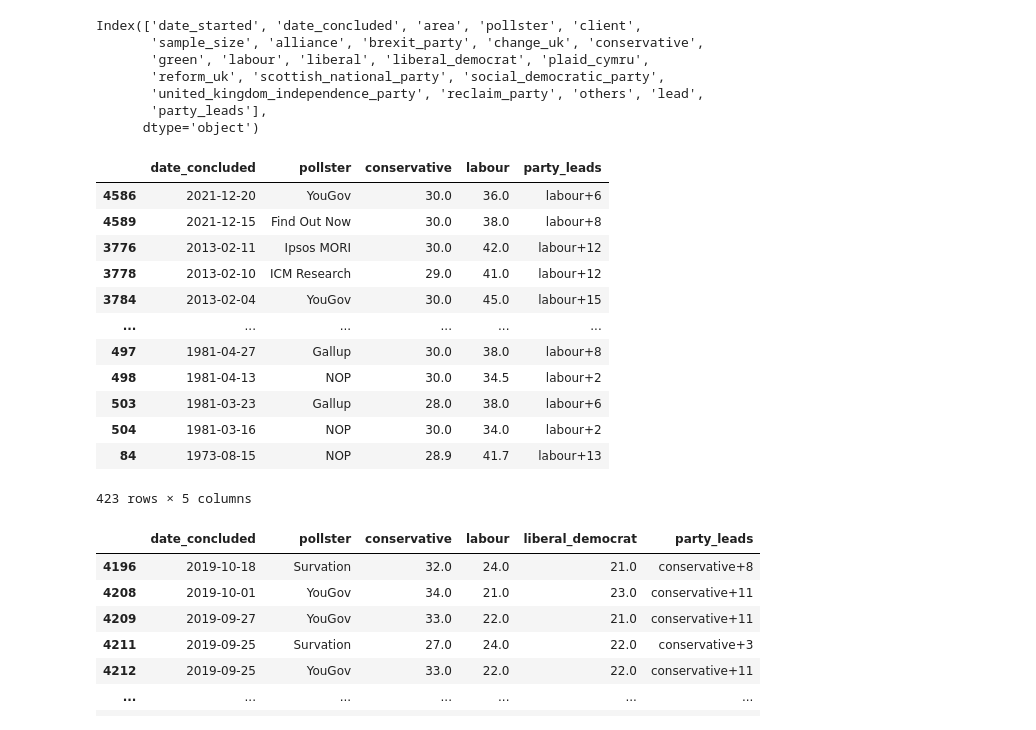
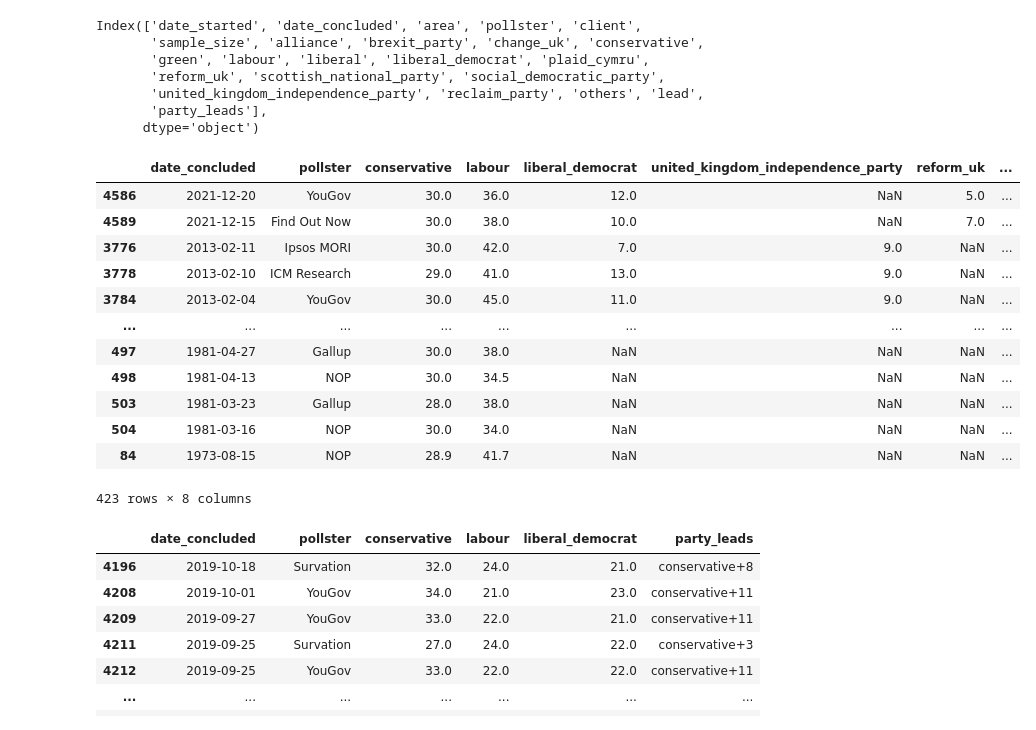
Before and after one commit to AndyLawton/uk_general_election_polls, a Jupyter notebook: result_downloads.ipynb, the cells around one changed output. Drawn from its saved outputs; the diff is of its cells as text; code cells hidden in the pictures.

```diff
--- a/result_downloads.ipynb
+++ b/result_downloads.ipynb
@@ -316,24 +321,24 @@ Index(['date_started', 'date_concluded', 'area', 'pollster', 'client',
 # %%
 all_polls[
     (all_polls.conservative < 31)
     & ((all_polls.brexit_party.fillna(0)+all_polls.united_kingdom_independence_party.fillna(0)) < 10)
 ][
-    ['date_concluded', 'pollster', 'conservative', 'labour', 'party_leads']].sort_values(by='date_concluded',
+    ['date_concluded', 'pollster', 'conservative', 'labour','liberal_democrat','united_kingdom_independence_party','reform_uk', 'party_leads']].sort_values(by='date_concluded',
                                                                                          ascending=False)
 # %% [output]
-|  | date_concluded | pollster | conservative | labour | party_leads |
-| 4586 | 2021-12-20 | YouGov | 30.0 | 36.0 | labour+6 |
-| 4589 | 2021-12-15 | Find Out Now | 30.0 | 38.0 | labour+8 |
-| 3776 | 2013-02-11 | Ipsos MORI | 30.0 | 42.0 | labour+12 |
-| 3778 | 2013-02-10 | ICM Research | 29.0 | 41.0 | labour+12 |
-| 3784 | 2013-02-04 | YouGov | 30.0 | 45.0 | labour+15 |
-| ... | ... | ... | ... | ... | ... |
-| 497 | 1981-04-27 | Gallup | 30.0 | 38.0 | labour+8 |
-| 498 | 1981-04-13 | NOP | 30.0 | 34.5 | labour+2 |
-| 503 | 1981-03-23 | Gallup | 28.0 | 38.0 | labour+6 |
-| 504 | 1981-03-16 | NOP | 30.0 | 34.0 | labour+2 |
-| 84 | 1973-08-15 | NOP | 28.9 | 41.7 | labour+13 |
+|  | date_concluded | pollster | conservative | labour | liberal_democrat | united_kingdom_independence_party | reform_uk | ... |
+| 4586 | 2021-12-20 | YouGov | 30.0 | 36.0 | 12.0 | NaN | 5.0 | ... |
+| 4589 | 2021-12-15 | Find Out Now | 30.0 | 38.0 | 10.0 | NaN | 7.0 | ... |
+| 3776 | 2013-02-11 | Ipsos MORI | 30.0 | 42.0 | 7.0 | 9.0 | NaN | ... |
+| 3778 | 2013-02-10 | ICM Research | 29.0 | 41.0 | 13.0 | 9.0 | NaN | ... |
+| 3784 | 2013-02-04 | YouGov | 30.0 | 45.0 | 11.0 | 9.0 | NaN | ... |
+| ... | ... | ... | ... | ... | ... | ... | ... | ... |
+| 497 | 1981-04-27 | Gallup | 30.0 | 38.0 | NaN | NaN | NaN | ... |
+| 498 | 1981-04-13 | NOP | 30.0 | 34.5 | NaN | NaN | NaN | ... |
+| 503 | 1981-03-23 | Gallup | 28.0 | 38.0 | NaN | NaN | NaN | ... |
+| 504 | 1981-03-16 | NOP | 30.0 | 34.0 | NaN | NaN | NaN | ... |
+| 84 | 1973-08-15 | NOP | 28.9 | 41.7 | NaN | NaN | NaN | ... |
-423 rows × 5 columns
+423 rows × 8 columns
 # %%
 all_polls[(all_polls.liberal_democrat > 20)][
     ['date_concluded', 'pollster', 'conservative', 'labour', 'liberal_democrat', 'party_leads']].sort_values(
```
Also changed, not shown: parts of 1 cell of this notebook, 4 other files.
